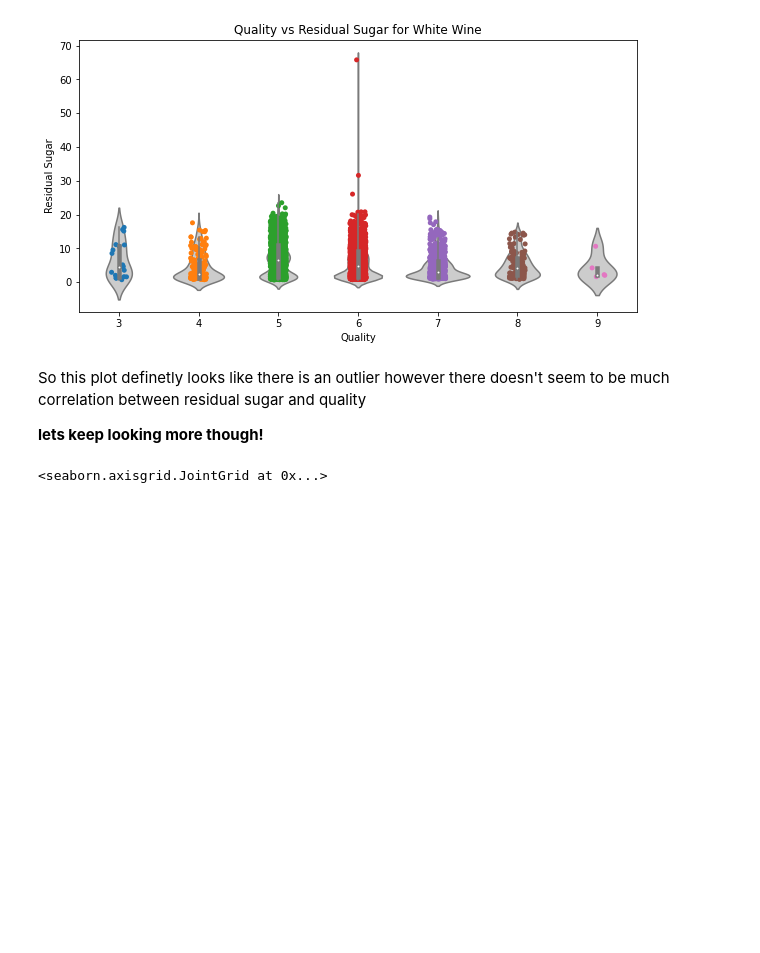
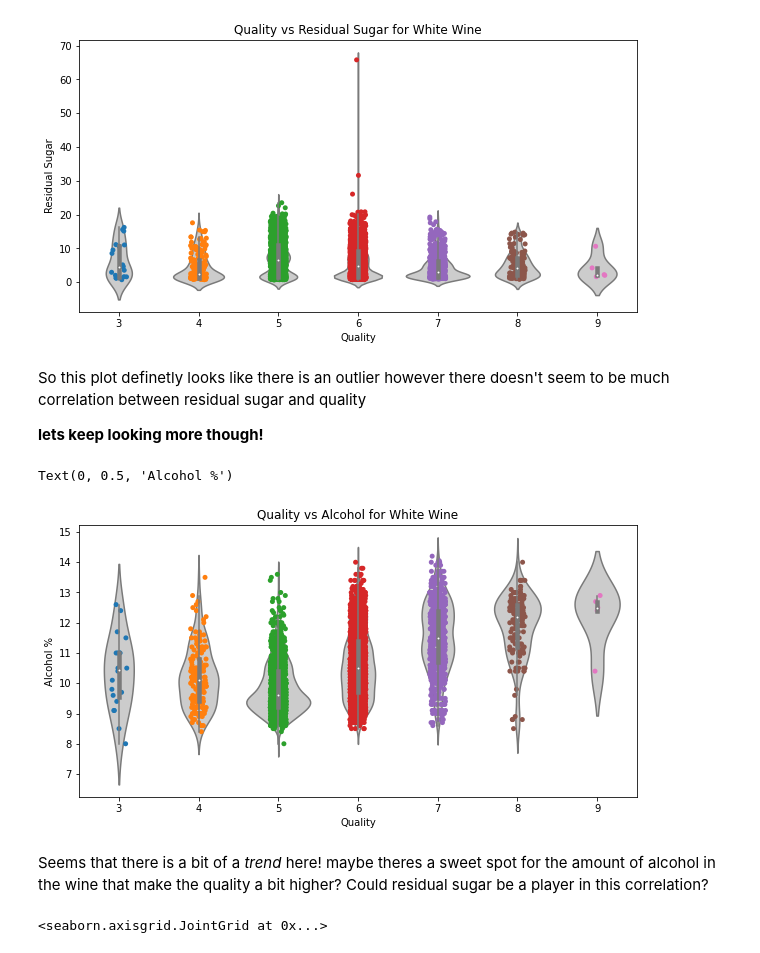
Before and after one commit to data301-2020-winter1/course-project-group_6006, a Jupyter notebook: analysis/Isaac/Milestone 2.ipynb, the cells around one changed output. Drawn from its saved outputs; the diff is of its cells as text; code cells hidden in the pictures; blank space fills up the shorter version.

```diff
--- a/analysis/Isaac/Milestone 2.ipynb
+++ b/analysis/Isaac/Milestone 2.ipynb
@@ -136,6 +136,21 @@ Text(0, 0.5, 'Residual Sugar')
 So this plot definetly looks like there is an outlier however there doesn't seem to be much correlation between residual sugar and quality
 
 **lets keep looking more though!**
+# %%
+quality_group = White_wine_df.groupby('quality')
+plt.figure(figsize=(10,5))
+
+sns.violinplot(x="quality", y="alcohol", data=White_wine_df, color="0.8")
+sns.stripplot(x='quality', y='alcohol', data=White_wine_df, jitter=True, zorder=1)
+
+plt.title("Quality vs Alcohol for White Wine")
+plt.xlabel("Quality")
+plt.ylabel("Alcohol %")
+# %% [output]
+Text(0, 0.5, 'Alcohol %')
+[figure, added]
+# %% [markdown]
+Seems that there is a bit of a *trend* here! maybe theres a sweet spot for the amount of alcohol in the wine that make the quality a bit higher? Could residual sugar be a player in this correlation?
 # %%
 plt.figure(figsize=(8,8))
 
```
Also changed, not shown: parts of 1 cell of this notebook.
